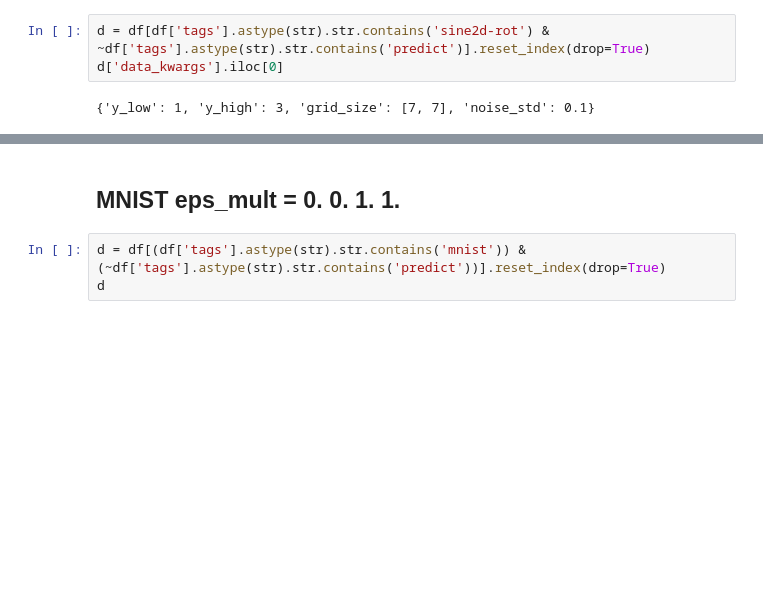
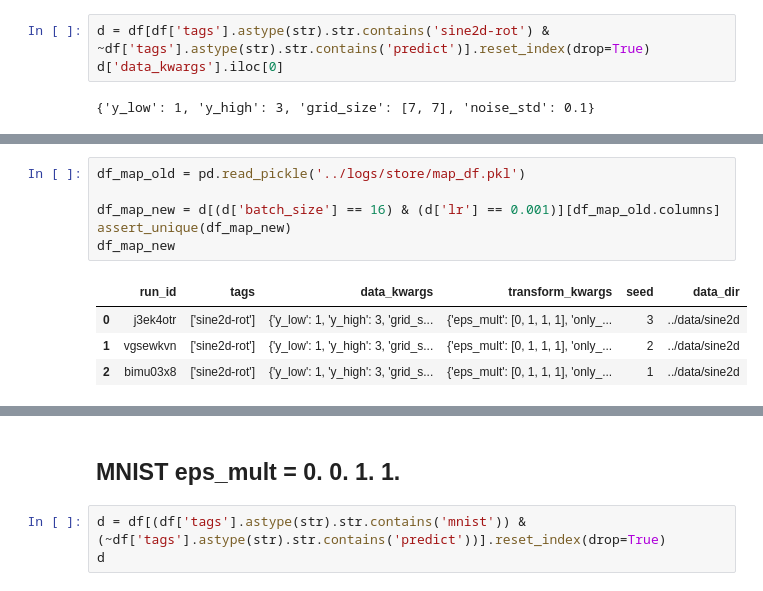
Before and after one commit to elidub/SymPDE, a Jupyter notebook: notebooks_symlie/results-v2.ipynb, the cells around one changed output, grey strips where cells are left out. Cells and saved outputs as stored; diff of their text form; blank space fills up the shorter version.

Commit message:
analyzing sine2d-rot

```diff
--- a/notebooks_symlie/results-v2.ipynb
+++ b/notebooks_symlie/results-v2.ipynb
@@ -396,0 +392,11 @@ array([3, 2, 1])
+# %%
+df_map_old = pd.read_pickle('../logs/store/map_df.pkl')
+
+df_map_new = d[(d['batch_size'] == 16) & (d['lr'] == 0.001)][df_map_old.columns]
+assert_unique(df_map_new)
+df_map_new
+# %% [output]
+|  | run_id | tags | data_kwargs | transform_kwargs | seed | data_dir |
+| 0 | j3ek4otr | ['sine2d-rot'] | {'y_low': 1, 'y_high': 3, 'grid_s... | {'eps_mult': [0, 1, 1, 1], 'only_... | 3 | ../data/sine2d |
+| 1 | vgsewkvn | ['sine2d-rot'] | {'y_low': 1, 'y_high': 3, 'grid_s... | {'eps_mult': [0, 1, 1, 1], 'only_... | 2 | ../data/sine2d |
+| 2 | bimu03x8 | ['sine2d-rot'] | {'y_low': 1, 'y_high': 3, 'grid_s... | {'eps_mult': [0, 1, 1, 1], 'only_... | 1 | ../data/sine2d |
```
Also changed, not shown: parts of 5 cells of this notebook, 29 other files.
